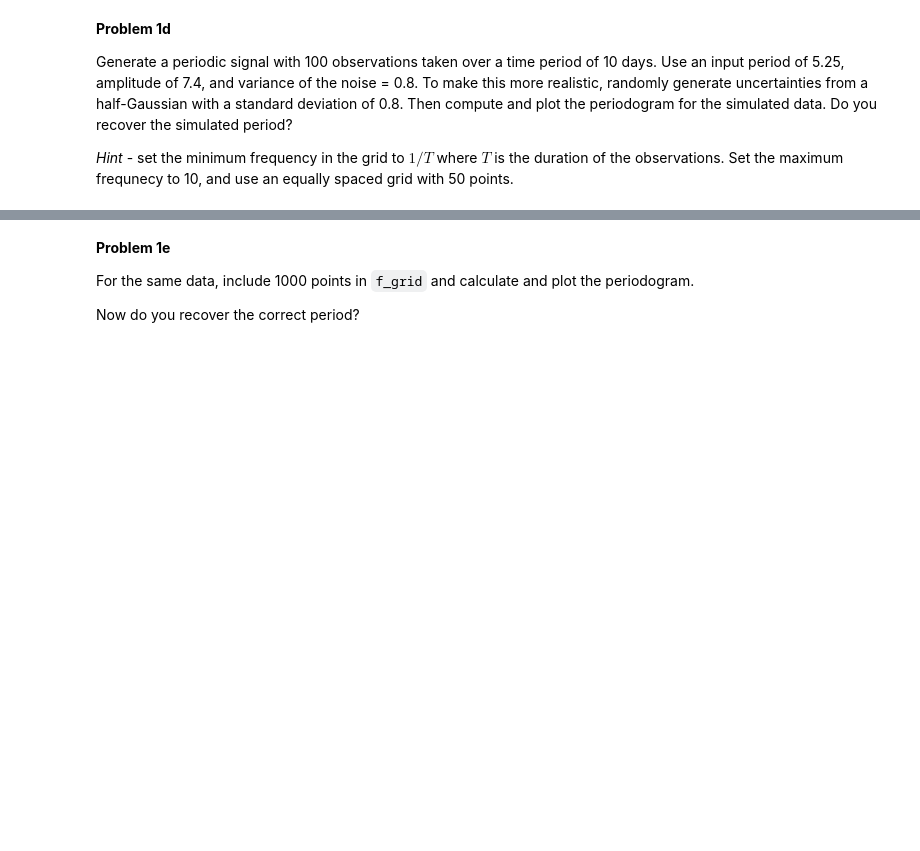
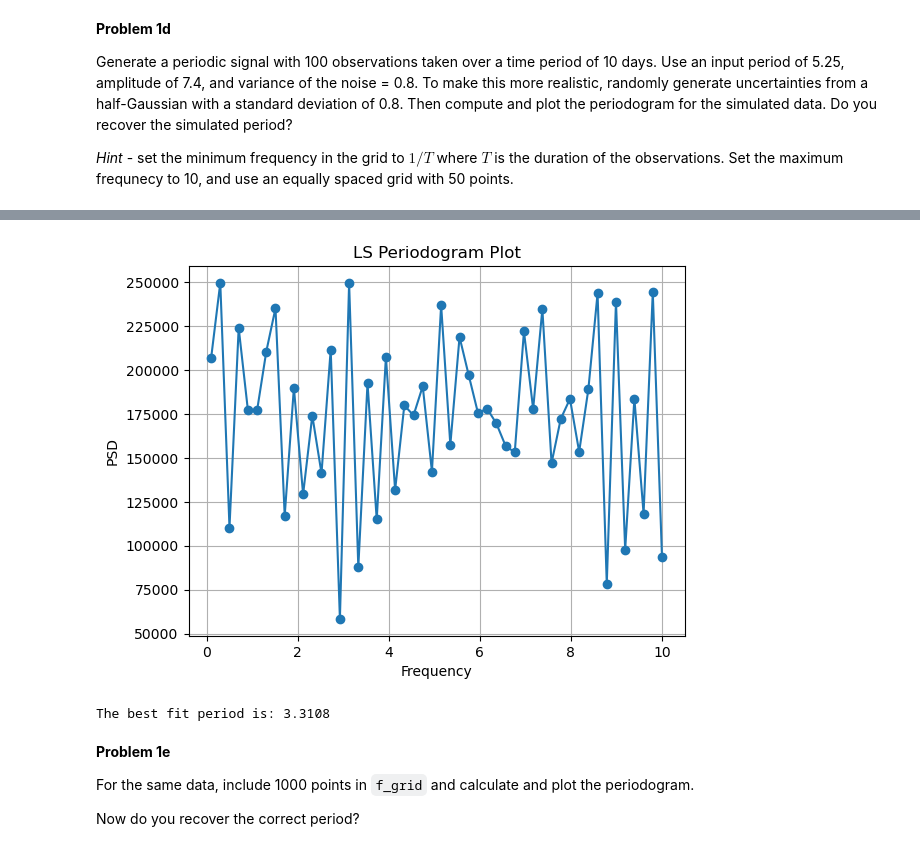
Before and after one commit to ASTR154/time-series, a Jupyter notebook: time-series.ipynb, the cells around one changed output, grey strips where cells are left out. Drawn from its saved outputs; the diff is of its cells as text; code cells hidden in the pictures; blank space fills up the shorter version.

```diff
--- a/time-series.ipynb
+++ b/time-series.ipynb
@@ -64,3 +73,13 @@ def ls_periodogram(  # complete
+# %%
+def ls_periodogram(t, y, sigma_y, f_grid):
+    psd = np.zeros_like(f_grid)
+    avg_y = np.average(y, weights = 1/sigma_y**2)
+    chi2_0 = np.sum(((y - avg_y) / sigma_y)**2)
+    for f_num, f in enumerate(f_grid):
+        result = min_chi2(f, t, y, sigma_y)
+        chi2_f = result.fun # so apparently ".fun" is a placeholder for a function and i'm using it as a placeholder for min_chi2
+        psd[f_num] = (chi2_0 - chi2_f) / 2
+    return psd
 # %% [markdown]
 **Problem 1d**
 
@@ -89,3 +111,21 @@ print("The best fit period is: {:.4f}".format(1. / f_grid[np.argmax(psd_ls)]))
+# %%
+# calculate the periodogram
+f_min = 1/T
+f_grid = np.linspace(f_min, 10, 50)
+psd_ls = ls_periodogram(x, y, y_unc, f_grid)
+
+plt.plot(f_grid, psd_ls, marker = 'o', lw = 1.5)
+plt.xlabel("Frequency")
+plt.ylabel("PSD")
+plt.title("LS Periodogram Plot")
+plt.grid(True)
+plt.show()
+
+# This graph is lowkey kind of ugly - I think I might've done something wrong, but I don't know what :(
+print("The best fit period is: {:.4f}".format(1. / f_grid[np.argmax(psd_ls)]))
+# %% [output]
+[figure, added]
+The best fit period is: 3.3108
 # %% [markdown]
 **Problem 1e**
 
```
Also changed, not shown: parts of 26 cells of this notebook.
